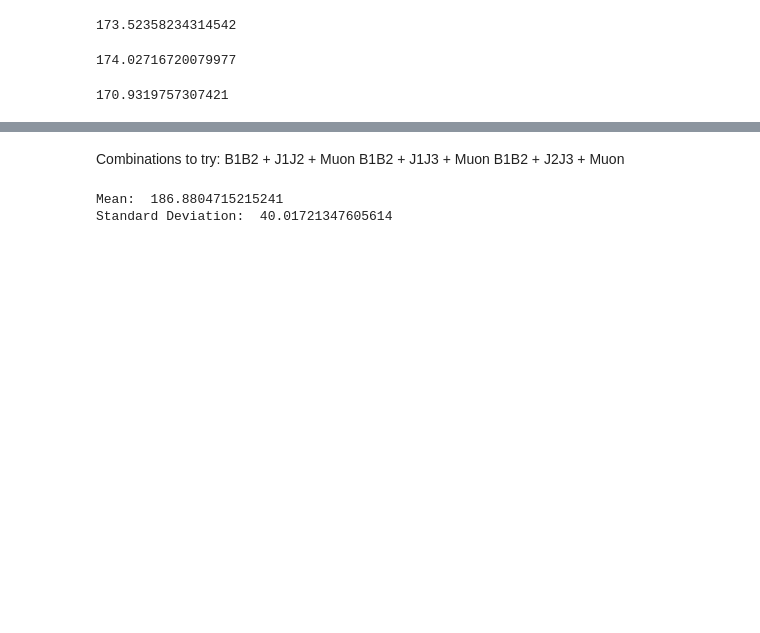
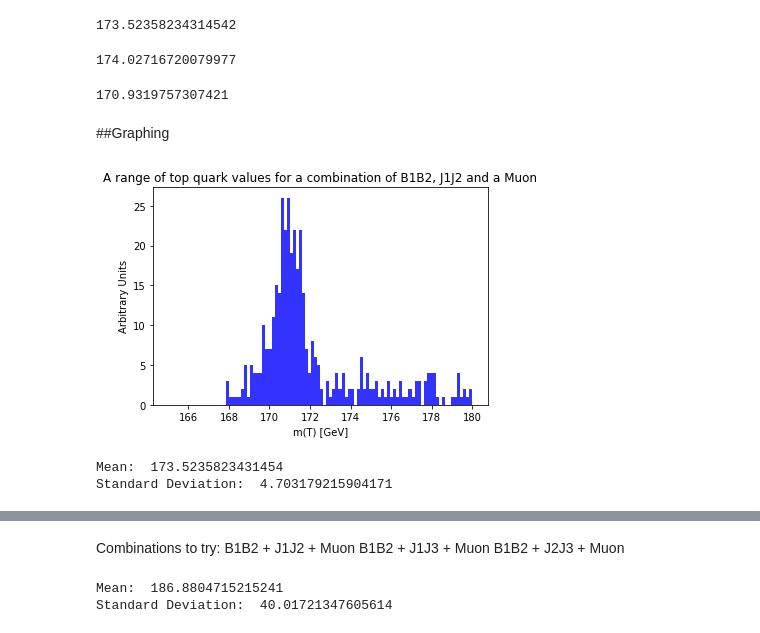
Before and after one commit to Hamza-Suleman/EPP-Coursework3, a Jupyter notebook: EPP_Coursework_3.ipynb, the cells around one changed output, grey strips where cells are left out. Cells and saved outputs as stored; diff of their text form; code cells hidden in the pictures; blank space fills up the shorter version.

```diff
--- a/EPP_Coursework_3.ipynb
+++ b/EPP_Coursework_3.ipynb
@@ -371,3 +371,19 @@ print(b1b2mean+m13mean+muon_mass)
 print(b1b2mean+m23mean+muon_mass)
 # %% [output]
 170.9319757307421
+# %% [markdown]
+##Graphing
+# %%
+b1b2j1j2muon = b1b2mean + m12mean + muon_mass_list
+plt.hist(b1b2j1j2muon, bins=100, range=(165,180), label="m(T) [GeV]",alpha=0.8,color="b")
+plt.title("A range of top quark values for a combination of B1B2, J1J2 and a Muon")
+plt.ylabel("Arbitrary Units")
+plt.xlabel("m(T) [GeV]")
+plt.savefig("j1j2.png")
+plt.show()
+print('Mean: ', np.mean(b1b2j1j2muon))
+print("Standard Deviation: ", np.std(b1b2j1j2muon))
+# %% [output]
+[figure, added]
+Mean:  173.5235823431454
+Standard Deviation:  4.703179215904171
```
Also changed, not shown: parts of 4 cells of this notebook.
